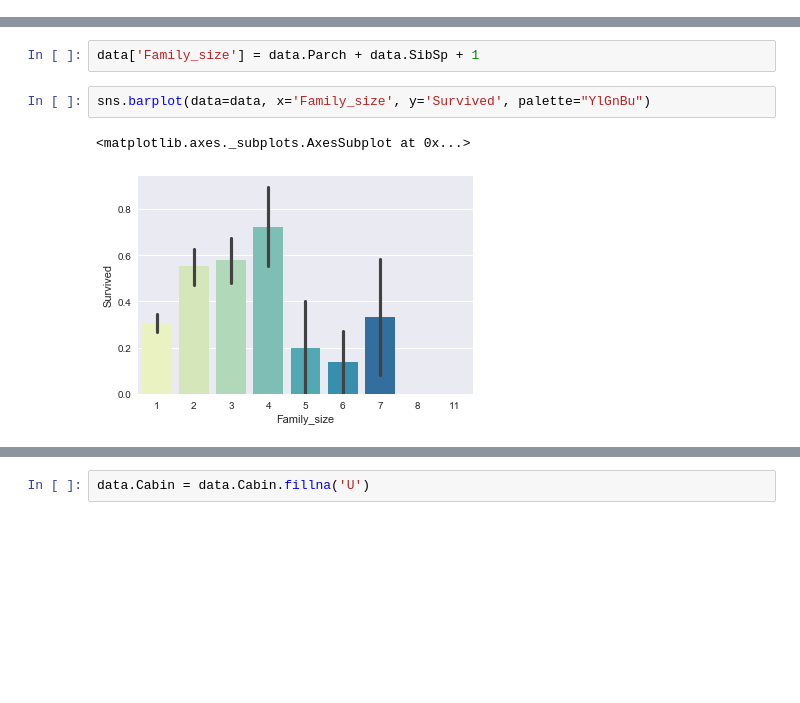
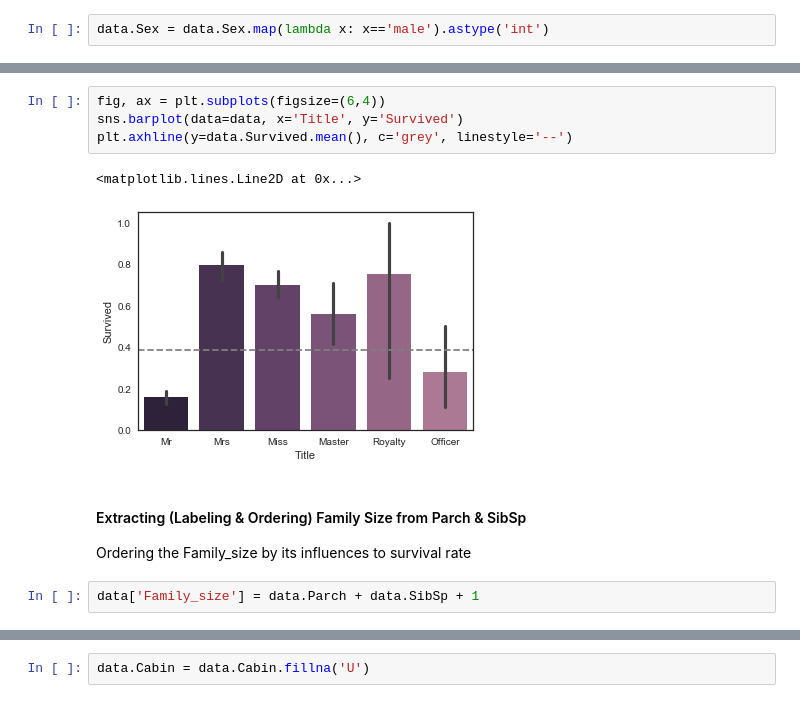
Before and after one commit to eve-hamburg3r/kaggle-practice, a Jupyter notebook: Titanic/titanic.ipynb, the cells around one changed output, grey strips where cells are left out. Drawn from its saved outputs; the diff is of its cells as text; blank space fills up the shorter version.

```diff
--- a/Titanic/titanic.ipynb
+++ b/Titanic/titanic.ipynb
@@ -29 +70,3 @@ sns.heatmap(data.corr(),annot=True)
+# %%
+data.Sex = data.Sex.map(lambda x: x=='male').astype('int')
 # %% [markdown]
@@ -72,7 +108,12 @@ sns.barplot(data=data, x='Title', y='Survived', palette="YlGnBu")
+# %%
+fig, ax = plt.subplots(figsize=(6,4))
+sns.barplot(data=data, x='Title', y='Survived')
+plt.axhline(y=data.Survived.mean(), c='grey', linestyle='--')
+# %% [output]
+<matplotlib.lines.Line2D at 0x...>
+[figure, added]
+# %% [markdown]
+#### Extracting (Labeling & Ordering) Family Size from Parch & SibSp
+Ordering the Family_size by its influences to survival rate
 # %%
 data['Family_size'] = data.Parch + data.SibSp + 1
-# %%
-sns.barplot(data=data, x='Family_size', y='Survived', palette="YlGnBu")
-# %% [output]
-<matplotlib.axes._subplots.AxesSubplot at 0x...>
-[figure, removed]
```
Also changed, not shown: parts of 99 cells of this notebook.
